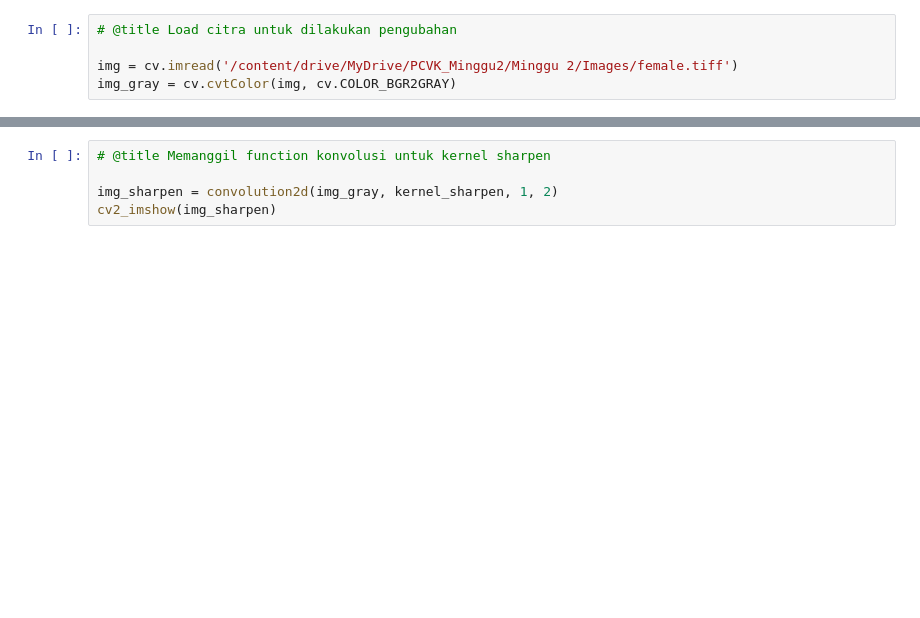
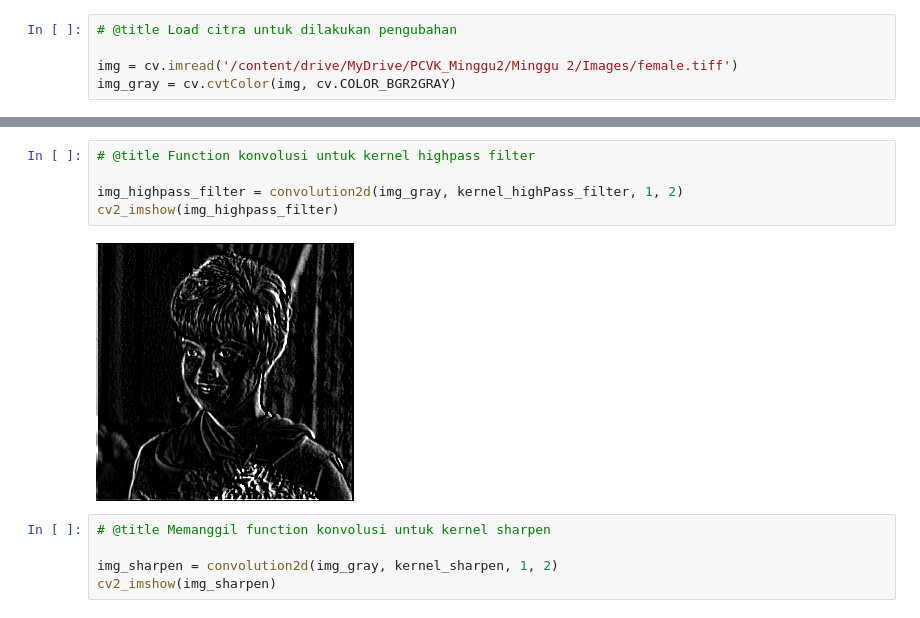
Before and after one commit to Gin-Arata/PCVK_13_Gaco-Razan-Kamil, a Jupyter notebook: Week7_PCVK.ipynb, the cells around one changed output, grey strips where cells are left out. Drawn from its saved outputs; the diff is of its cells as text; blank space fills up the shorter version.

```diff
--- a/Week7_PCVK.ipynb
+++ b/Week7_PCVK.ipynb
@@ -57,3 +86,10 @@ kernel_sharpen = np.array([[0, -1, 0], [-1, 5, -1], [0, -1, 0]])
+# %%
+# @title Function konvolusi untuk kernel highpass filter
+
+img_highpass_filter = convolution2d(img_gray, kernel_highPass_filter, 1, 2)
+cv2_imshow(img_highpass_filter)
+# %% [output]
+[figure, added]
 # %%
 # @title Memanggil function konvolusi untuk kernel sharpen
 
```
Also changed, not shown: parts of 11 cells of this notebook.
